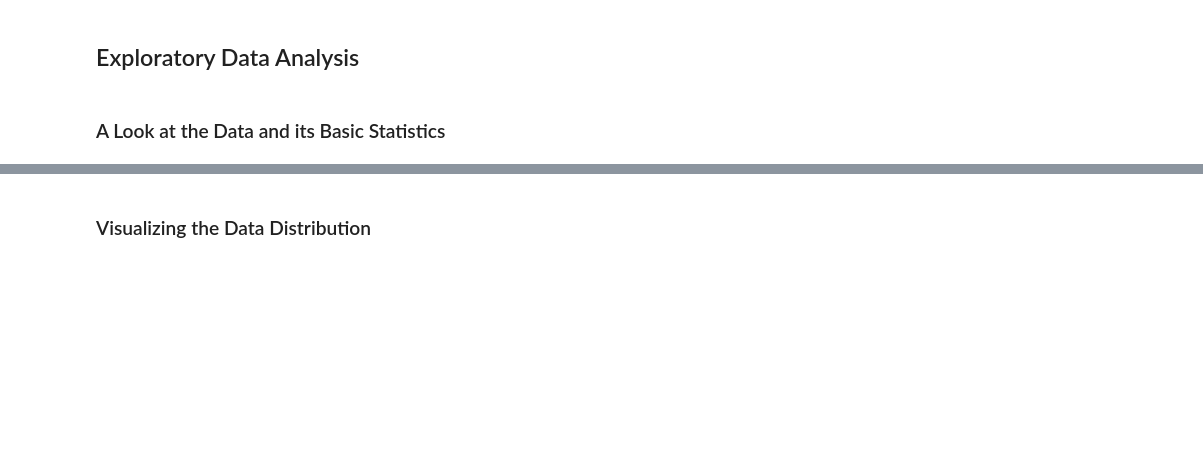
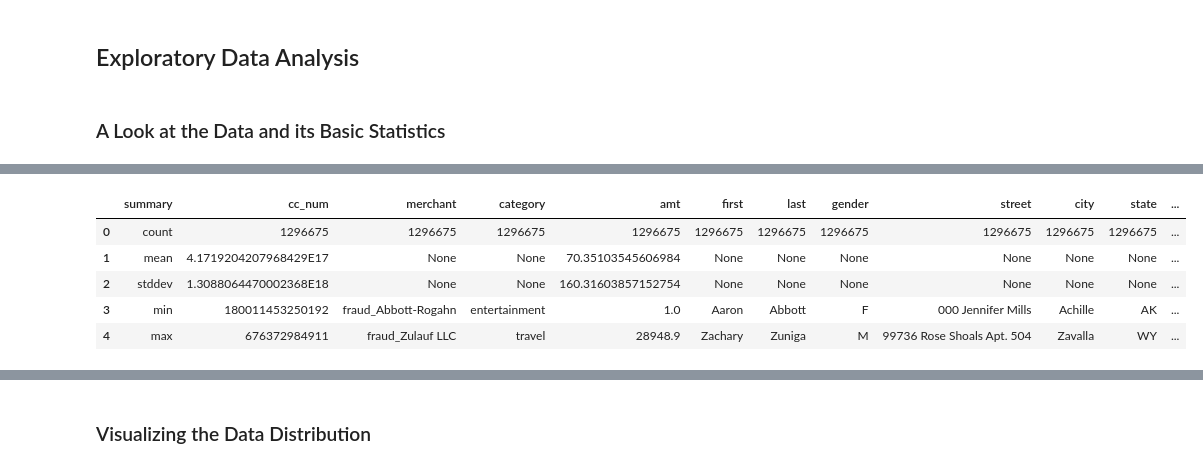
Before and after one commit to The8BitEnthusiast/credit-fraud-detection-with-spark, a Jupyter notebook: cc_fraud_detection.ipynb, the cells around one changed output, grey strips where cells are left out. Saved outputs shown, nothing was run; the diff lists cells and outputs as text; code cells hidden in the pictures; blank space fills up the shorter version.

```diff
--- a/cc_fraud_detection.ipynb
+++ b/cc_fraud_detection.ipynb
@@ -76 +116,10 @@ pd.DataFrame(cc.take(10), columns=cc.columns)
+# %%
+cc.describe().toPandas()
+# %% [output]
+|  | summary | cc_num | merchant | category | amt | first | last | gender | street | city | state | ... |
+| 0 | count | 1296675 | 1296675 | 1296675 | 1296675 | 1296675 | 1296675 | 1296675 | 1296675 | 1296675 | 1296675 | ... |
+| 1 | mean | 4.1719204207968429E17 | None | None | 70.35103545606984 | None | None | None | None | None | None | ... |
+| 2 | stddev | 1.3088064470002368E18 | None | None | 160.31603857152754 | None | None | None | None | None | None | ... |
+| 3 | min | 180011453250192 | fraud_Abbott-Rogahn | entertainment | 1.0 | Aaron | Abbott | F | 000 Jennifer Mills | Achille | AK | ... |
+| 4 | max | 676372984911 | fraud_Zulauf LLC | travel | 28948.9 | Zachary | Zuniga | M | 99736 Rose Shoals Apt. 504 | Zavalla | WY | ... |
 # %%
```
Also changed, not shown: parts of 44 cells of this notebook, 1 other file.
